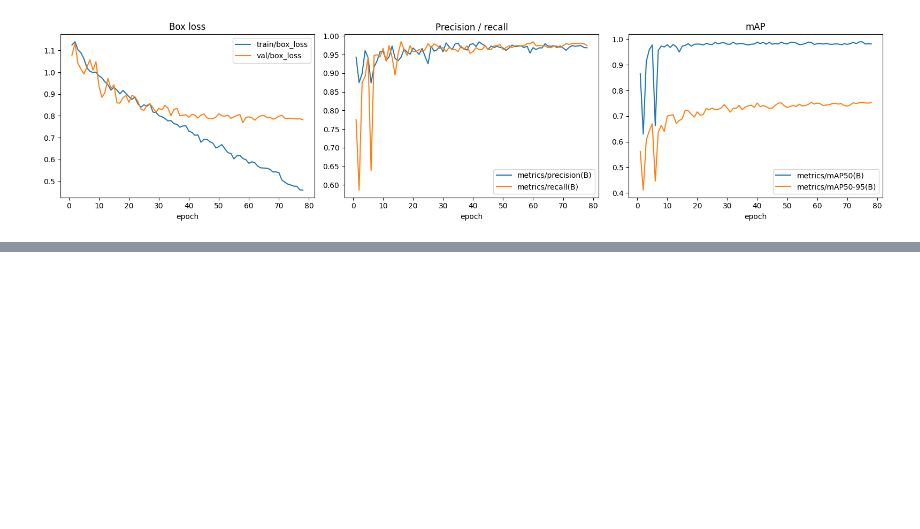
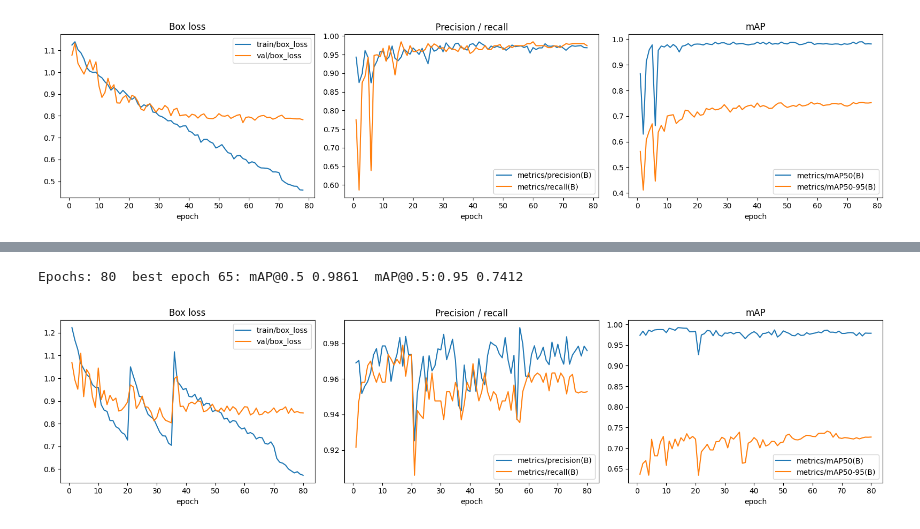
Before and after one commit to rahad-dll/499, a Jupyter notebook: applications/ai/ai-models/plate-recognition/notebooks/lpr-train-plate-detector-paper.ipynb, the cells around one changed output, grey strips where cells are left out. Cells and saved outputs as stored; diff of their text form; code cells hidden in the pictures; blank space fills up the shorter version.

Commit message:
AI/ML(training result): add yolov8m-paper-2stage 3 phases training output

```diff
--- a/applications/ai/ai-models/plate-recognition/notebooks/lpr-train-plate-detector-paper.ipynb
+++ b/applications/ai/ai-models/plate-recognition/notebooks/lpr-train-plate-detector-paper.ipynb
@@ -184,3 +184,15 @@ plt.show()
 # %% [output]
 Epochs: 78  best epoch 58: mAP@0.5 0.9876  mAP@0.5:0.95 0.7539
 [figure]
+# %%
+EXPERIMENT = "yolov8m-paper-2stage"
+
+EXPERIMENTS = {
+    "yolo26n": {"model": "yolo26n.pt", "data": "merged", "epochs": 100, "batch": 32},
+    "yolo26s": {"model": "yolo26s.pt", "data": "merged", "epochs": 100, "batch": 32},
+    "yolov8m-paper": {"model": "yolov8m.pt", "data": "paper", "epochs": 80, "batch": 10},
+    "yolov8m-paper-2stage": {"model": "yolov8m.pt", "data": "paper", "epochs": 80, "batch": 10, "two_stage": True},
+}
+IMGSZ = 640
+PATIENCE = 20
+SEED = 0
@@ -186,0 +313,27 @@ Epochs: 78  best epoch 58: mAP@0.5 0.9876  mAP@0.5:0.95 0.7539
+# %%
+import matplotlib.pyplot as plt
+
+runs = sorted(RUNS.glob(f"{EXPERIMENT}*")) if config.get("two_stage") else [RUN]
+df = pd.concat([pd.read_csv(r / "results.csv") for r in runs], ignore_index=True)
+df.columns = df.columns.str.strip()
+df["epoch"] = range(1, len(df) + 1)
+best = df.loc[df["metrics/mAP50-95(B)"].idxmax()]
+print(f"Epochs: {len(df)}  best epoch {int(best['epoch'])}: "
+      f"mAP@0.5 {best['metrics/mAP50(B)']:.4f}  mAP@0.5:0.95 {best['metrics/mAP50-95(B)']:.4f}")
+
+fig, axes = plt.subplots(1, 3, figsize=(16, 4))
+for keys, ax, title in [
+    (("train/box_loss", "val/box_loss"), axes[0], "Box loss"),
+    (("metrics/precision(B)", "metrics/recall(B)"), axes[1], "Precision / recall"),
+    (("metrics/mAP50(B)", "metrics/mAP50-95(B)"), axes[2], "mAP"),
+]:
+    for key in keys:
+        ax.plot(df["epoch"], df[key], label=key)
+    ax.set_title(title)
+    ax.set_xlabel("epoch")
+    ax.legend()
+plt.tight_layout()
+plt.show()
+# %% [output]
+Epochs: 80  best epoch 65: mAP@0.5 0.9861  mAP@0.5:0.95 0.7412
+[figure, added]
```
Also changed, not shown: parts of 3 cells of this notebook.
